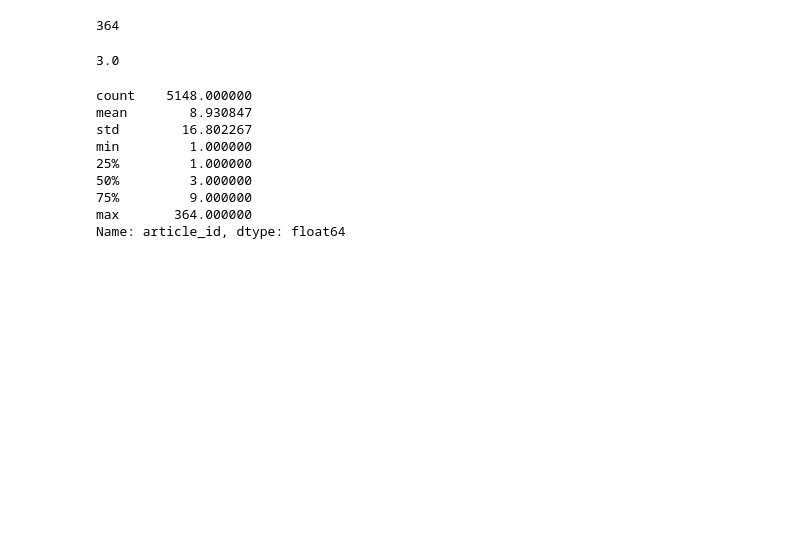
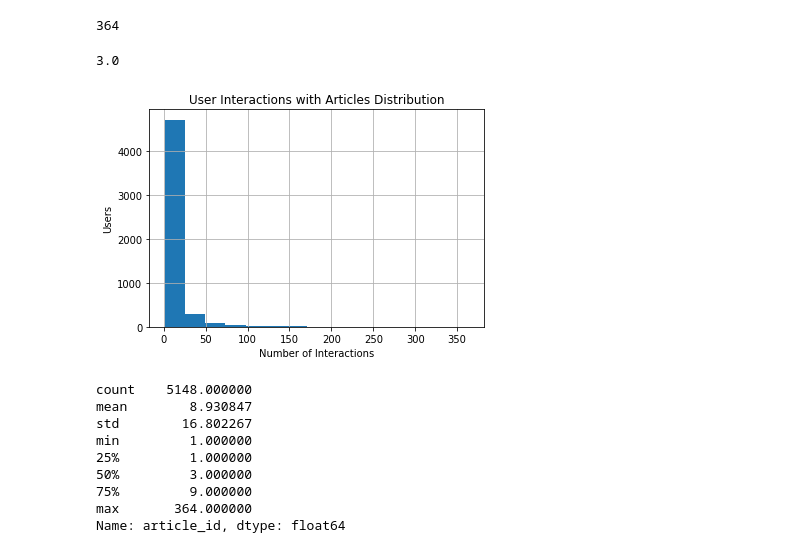
Before and after one commit to peterle93/Recommendations-with-IBM, a Jupyter notebook: Recommendations_with_IBM.ipynb, the cells around one changed output. Drawn from its saved outputs; the diff is of its cells as text; code cells hidden in the pictures; blank space fills up the shorter version.

Commit message:
Added histogram for visual and answered 3. a-b for user interactions with unique articles

```diff
--- a/Recommendations_with_IBM.ipynb
+++ b/Recommendations_with_IBM.ipynb
@@ -82,4 +82,13 @@ df.groupby('email')['article_id'].count().max()
 df.groupby('email')['article_id'].count().median()
 # %% [output]
 3.0
+# %%
+# Histogram of user interactions with articles
+df['email'].value_counts().hist(bins = 15)
+plt.title('User Interactions with Articles Distribution')
+plt.xlabel('Number of Interactions')
+plt.ylabel('Users')
+plt.show()
+# %% [output]
+[figure, added]
 # %%
```
Also changed, not shown: parts of 9 cells of this notebook.
